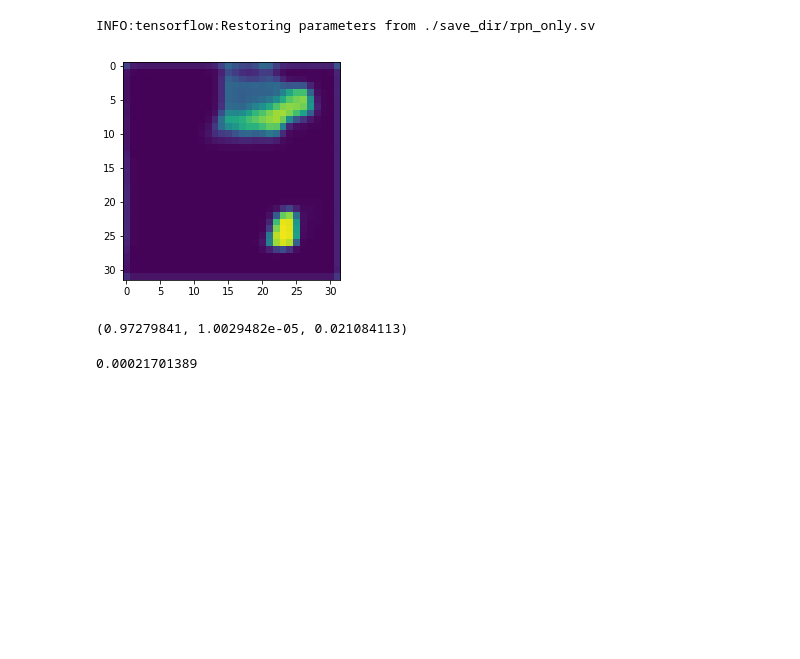
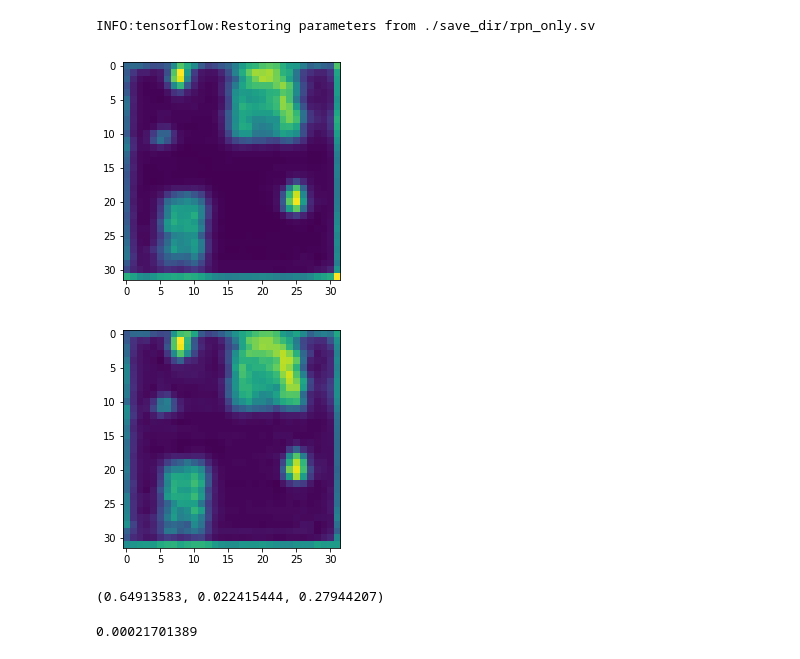
Before and after one commit to npetrenko/recurrent_frcnn, a Jupyter notebook: test_rpn.ipynb, the cells around one changed output. Drawn from its saved outputs; the diff is of its cells as text; code cells hidden in the pictures; blank space fills up the shorter version.

```diff
--- a/test_rpn.ipynb
+++ b/test_rpn.ipynb
@@ -66,14 +70,18 @@ INFO:tensorflow:Restoring parameters from ./save_dir/rpn_only.sv
 # %%
 preds = predict_rpn(x[0])[0]
 # %%
-plt.imshow(preds[0,14][:,:].max(axis=-1), vmin=0, vmax=1)
+plt.imshow(preds[0,16].mean(axis=-1))#, vmin=0, vmax=1)
 plt.show()
+
+plt.imshow(preds[0,16].max(axis=-1))#, vmin=0, vmax=1)
+plt.show()
 # %% [output]
-[figure, old version]
+[figure, new version]
+[figure, added]
 # %%
-preds[0,19].max(), preds[0,19].min(), preds[0,19].mean()
+preds[0,19][4:-4,4:-4].max(), preds[0,19].min(), preds[0,19].mean()
 # %% [output]
-(0.97279841, 1.0029482e-05, 0.021084113)
+(0.64913583, 0.022415444, 0.27944207)
 # %%
 x[1][0][...,num_anchors:].mean()
 # %% [output]
```
Also changed, not shown: parts of 6 cells of this notebook, 8 other files.
